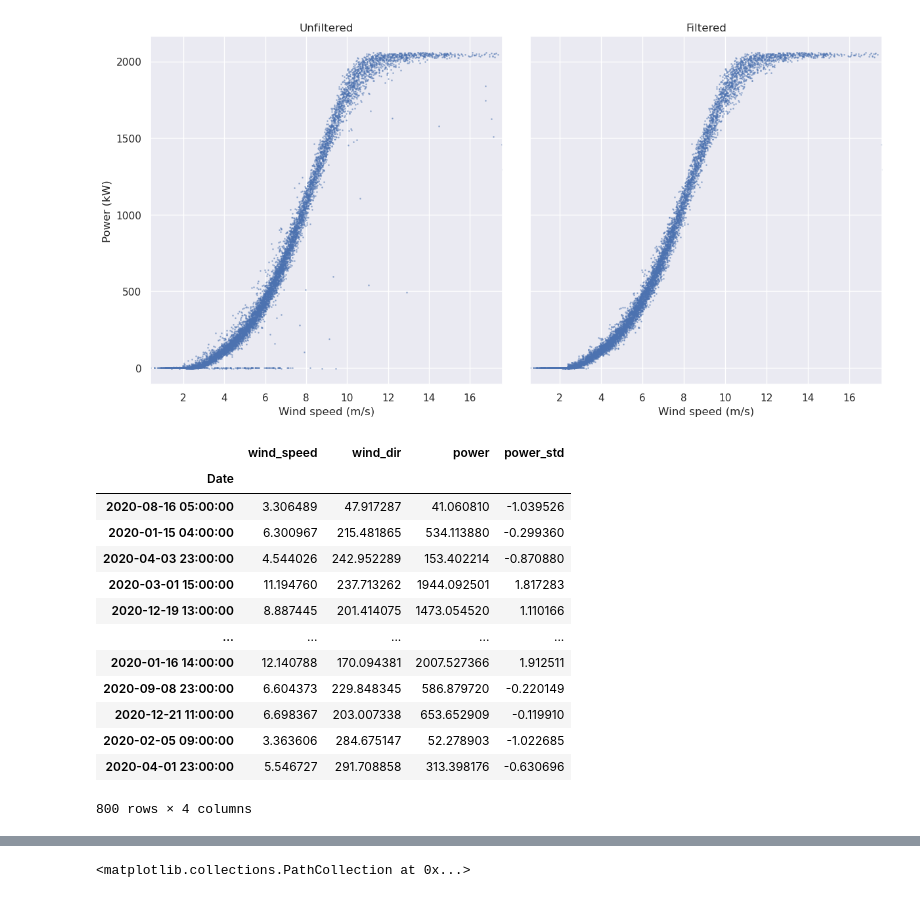
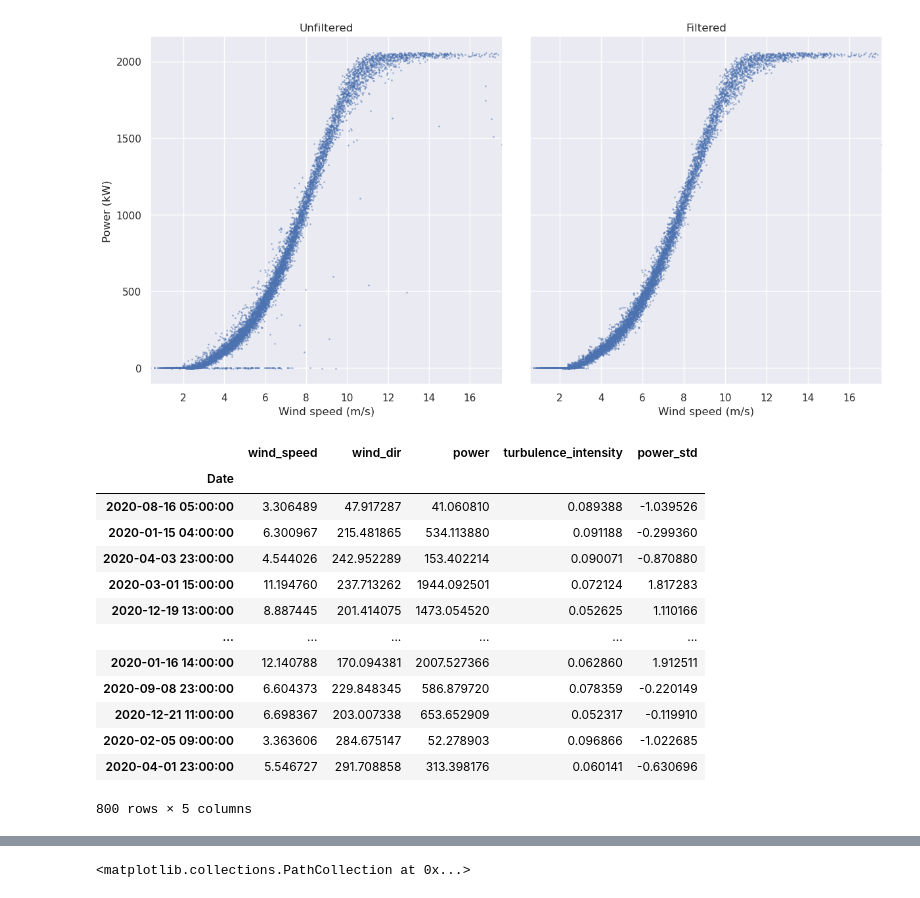
Before and after one commit to camirmas/REStats, a Jupyter notebook: REStats/notebooks/power_curve.ipynb, the cells around one changed output, grey strips where cells are left out. Cells and saved outputs as stored; diff of their text form; code cells hidden in the pictures.

Commit message:
Add TI to GP model; add IEC PC tests

```diff
--- a/REStats/notebooks/power_curve.ipynb
+++ b/REStats/notebooks/power_curve.ipynb
@@ -49,24 +49,24 @@ figs["filtered_pc"] = filtered_pc
 # %%
 kbd = KBinsDiscretizer(n_bins=20, encode="ordinal")
 bins = kbd.fit_transform(wt_filtered.wind_speed.to_numpy()[:, None])
 
-train, test = train_test_split(wt_filtered, stratify=bins, train_size=800, test_size=2000, random_state=1)
+train, test = train_test_split(wt_filtered, stratify=bins, train_size=800, test_size=1000, random_state=1)
 
 train["power_std"] = (train.power - train.power.mean())/train.power.std()
 
 train
 # %% [output]
-|  | wind_speed | wind_dir | power | power_std |
-| Date |  |  |  |  |
-| 2020-08-16 05:00:00 | 3.306489 | 47.917287 | 41.060810 | -1.039526 |
-| 2020-01-15 04:00:00 | 6.300967 | 215.481865 | 534.113880 | -0.299360 |
-| 2020-04-03 23:00:00 | 4.544026 | 242.952289 | 153.402214 | -0.870880 |
-| 2020-03-01 15:00:00 | 11.194760 | 237.713262 | 1944.092501 | 1.817283 |
-| 2020-12-19 13:00:00 | 8.887445 | 201.414075 | 1473.054520 | 1.110166 |
-| ... | ... | ... | ... | ... |
-| 2020-01-16 14:00:00 | 12.140788 | 170.094381 | 2007.527366 | 1.912511 |
-| 2020-09-08 23:00:00 | 6.604373 | 229.848345 | 586.879720 | -0.220149 |
-| 2020-12-21 11:00:00 | 6.698367 | 203.007338 | 653.652909 | -0.119910 |
-| 2020-02-05 09:00:00 | 3.363606 | 284.675147 | 52.278903 | -1.022685 |
-| 2020-04-01 23:00:00 | 5.546727 | 291.708858 | 313.398176 | -0.630696 |
+|  | wind_speed | wind_dir | power | turbulence_intensity | power_std |
+| Date |  |  |  |  |  |
+| 2020-08-16 05:00:00 | 3.306489 | 47.917287 | 41.060810 | 0.089388 | -1.039526 |
+| 2020-01-15 04:00:00 | 6.300967 | 215.481865 | 534.113880 | 0.091188 | -0.299360 |
+| 2020-04-03 23:00:00 | 4.544026 | 242.952289 | 153.402214 | 0.090071 | -0.870880 |
+| 2020-03-01 15:00:00 | 11.194760 | 237.713262 | 1944.092501 | 0.072124 | 1.817283 |
+| 2020-12-19 13:00:00 | 8.887445 | 201.414075 | 1473.054520 | 0.052625 | 1.110166 |
+| ... | ... | ... | ... | ... | ... |
+| 2020-01-16 14:00:00 | 12.140788 | 170.094381 | 2007.527366 | 0.062860 | 1.912511 |
+| 2020-09-08 23:00:00 | 6.604373 | 229.848345 | 586.879720 | 0.078359 | -0.220149 |
+| 2020-12-21 11:00:00 | 6.698367 | 203.007338 | 653.652909 | 0.052317 | -0.119910 |
+| 2020-02-05 09:00:00 | 3.363606 | 284.675147 | 52.278903 | 0.096866 | -1.022685 |
+| 2020-04-01 23:00:00 | 5.546727 | 291.708858 | 313.398176 | 0.060141 | -0.630696 |
-800 rows × 4 columns
+800 rows × 5 columns
```
Also changed, not shown: parts of 9 cells of this notebook, 6 other files.
